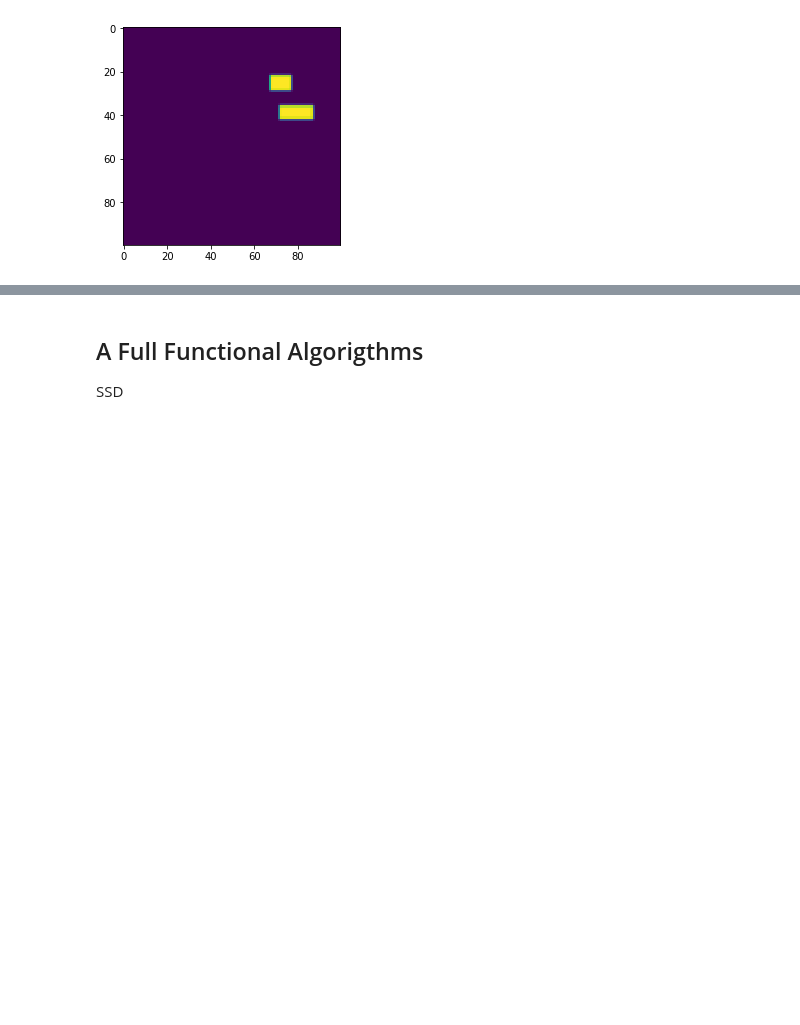
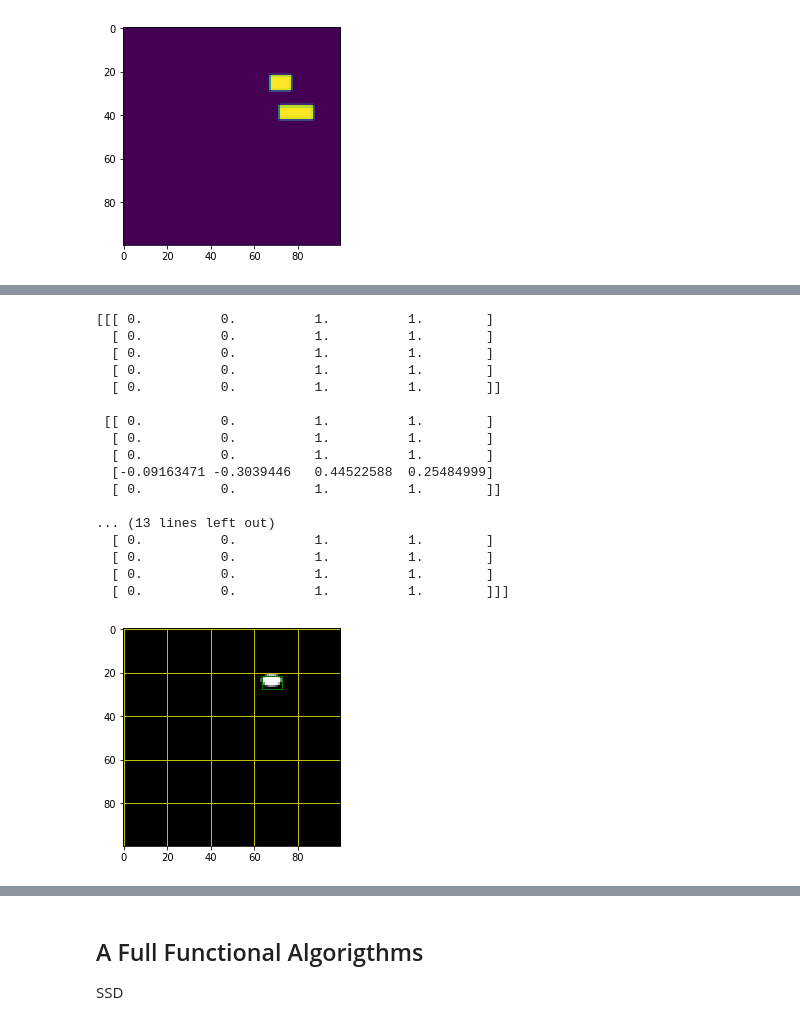
Before and after one commit to jsearcy1/racsml, a Jupyter notebook: notebooks/5-Malaria_and_SSD.ipynb, the cells around one changed output, grey strips where cells are left out. Drawn from its saved outputs; the diff is of its cells as text; code cells hidden in the pictures; blank space fills up the shorter version.

```diff
--- a/notebooks/5-Malaria_and_SSD.ipynb
+++ b/notebooks/5-Malaria_and_SSD.ipynb
@@ -264,3 +296,51 @@ ________________________________________________________________________________
+# %%
+
+
+#plt.imshow(np.argmax(Y_train[0][0],axis=-1))
+bbox=Y_train[1][0]
+plt.show()
+
+print(bbox)
+def plot_mbox(image,cat_map,bbox_map):
+    color=['b','g','r','y']
+    fig,ax = plt.subplots(1)
+    ax.imshow(np.squeeze(image),cmap='gray')
+    for y,r in enumerate(bbox_map):
+        for x,v in enumerate(r):
+            cat=np.argmax(cat_map[y,x,:])
+
+            #Center - l/2
+            width=.2*bbox_map[y,x,2]
+            height=.2*bbox_map[y,x,3]
+
+            x_start=(x+bbox_map[y,x,0]+.5)*.2 -width/2.
+            y_start=(y+bbox_map[y,x,1]+.5)*.2 -height/2.
+            corner=np.array([x_start,y_start])*100 #Normla wrt bounding boxs
+
+            rect = patches.Rectangle(corner,np.ceil(width*100),np.ceil(height*100),linewidth=1,edgecolor=color[cat],facecolor='none')
+            ax.add_patch(rect)
+    plt.show()
+
+plot_mbox(bb_multi.X_train[0],Y_train[0][0],Y_train[1][0])
+# %% [output]
+[[[ 0.          0.          1.          1.        ]
+  [ 0.          0.          1.          1.        ]
+  [ 0.          0.          1.          1.        ]
+  [ 0.          0.          1.          1.        ]
+  [ 0.          0.          1.          1.        ]]
+
+ [[ 0.          0.          1.          1.        ]
+  [ 0.          0.          1.          1.        ]
+  [ 0.          0.          1.          1.        ]
+  [-0.09163471 -0.3039446   0.44522588  0.25484999]
+  [ 0.          0.          1.          1.        ]]
+
+... (13 lines left out)
+  [ 0.          0.          1.          1.        ]
+  [ 0.          0.          1.          1.        ]
+  [ 0.          0.          1.          1.        ]
+  [ 0.          0.          1.          1.        ]]]
+[figure, added]
 # %%
 history=model.fit(bb_multi.X_train, Y_train,
         batch_size=32, epochs=50, verbose=1,
```
Also changed, not shown: parts of 9 cells of this notebook.
